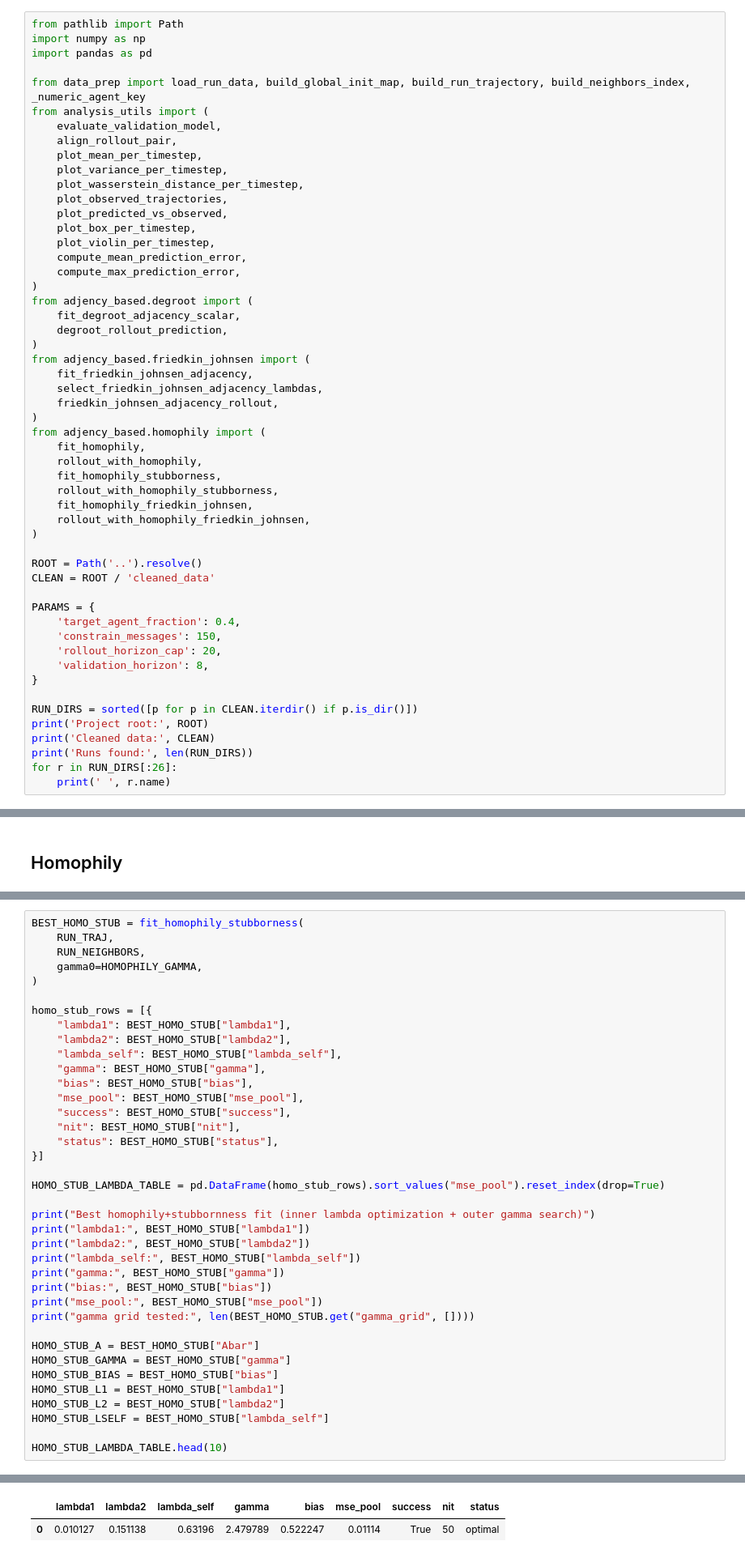
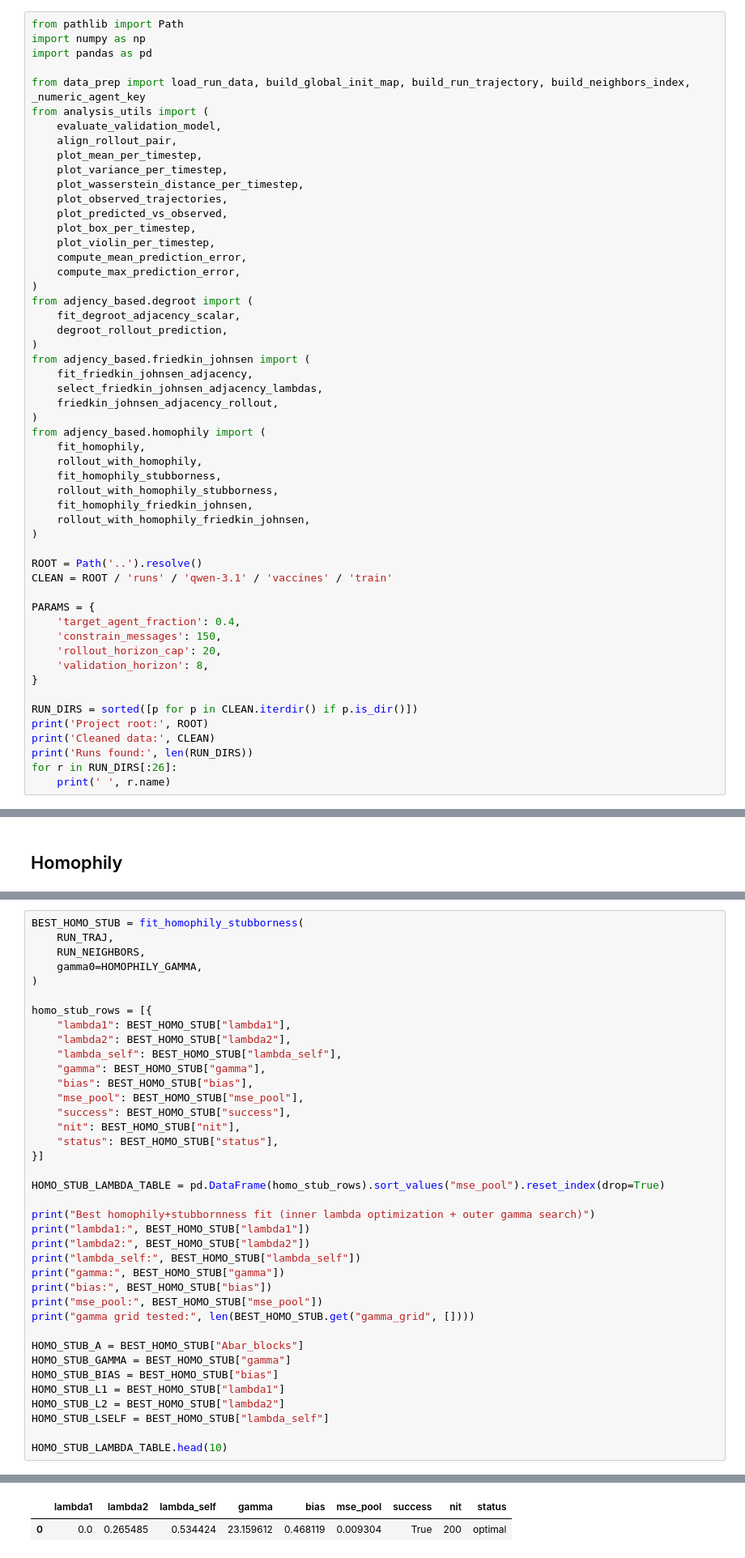
Before and after one commit to samuelLi05/llm-network, a Jupyter notebook: modeling/models/opinion_fitting_adjacency.ipynb, the cells around one changed output, grey strips where cells are left out. Shown at 81% size. Drawn from its saved outputs; the diff is of its cells as text.

```diff
--- a/modeling/models/opinion_fitting_adjacency.ipynb
+++ b/modeling/models/opinion_fitting_adjacency.ipynb
@@ -38,7 +38,7 @@ from adjency_based.homophily import (
 )
 
 ROOT = Path('..').resolve()
-CLEAN = ROOT / 'cleaned_data'
+CLEAN = ROOT / 'runs' / 'qwen-3.1' / 'vaccines' / 'train'
 
 PARAMS = {
     'target_agent_fraction': 0.4,
@@ -265,7 +265,7 @@ print("bias:", BEST_HOMO_STUB["bias"])
 print("mse_pool:", BEST_HOMO_STUB["mse_pool"])
 print("gamma grid tested:", len(BEST_HOMO_STUB.get("gamma_grid", [])))
 
-HOMO_STUB_A = BEST_HOMO_STUB["Abar"]
+HOMO_STUB_A = BEST_HOMO_STUB["Abar_blocks"]
 HOMO_STUB_GAMMA = BEST_HOMO_STUB["gamma"]
 HOMO_STUB_BIAS = BEST_HOMO_STUB["bias"]
 HOMO_STUB_L1 = BEST_HOMO_STUB["lambda1"]
@@ -284,6 +284,6 @@ mse_pool: 0.011139778746483515
 gamma grid tested: 326
 |  | lambda1 | lambda2 | lambda_self | gamma | bias | mse_pool | success | nit | status |
-| 0 | 0.010127 | 0.151138 | 0.63196 | 2.479789 | 0.522247 | 0.01114 | True | 50 | optimal |
+| 0 | 0.0 | 0.265485 | 0.534424 | 23.159612 | 0.468119 | 0.009304 | True | 200 | optimal |
 # %%
 from sympy import plot
 
```
Also changed, not shown: parts of 14 cells of this notebook, 10 other files.
